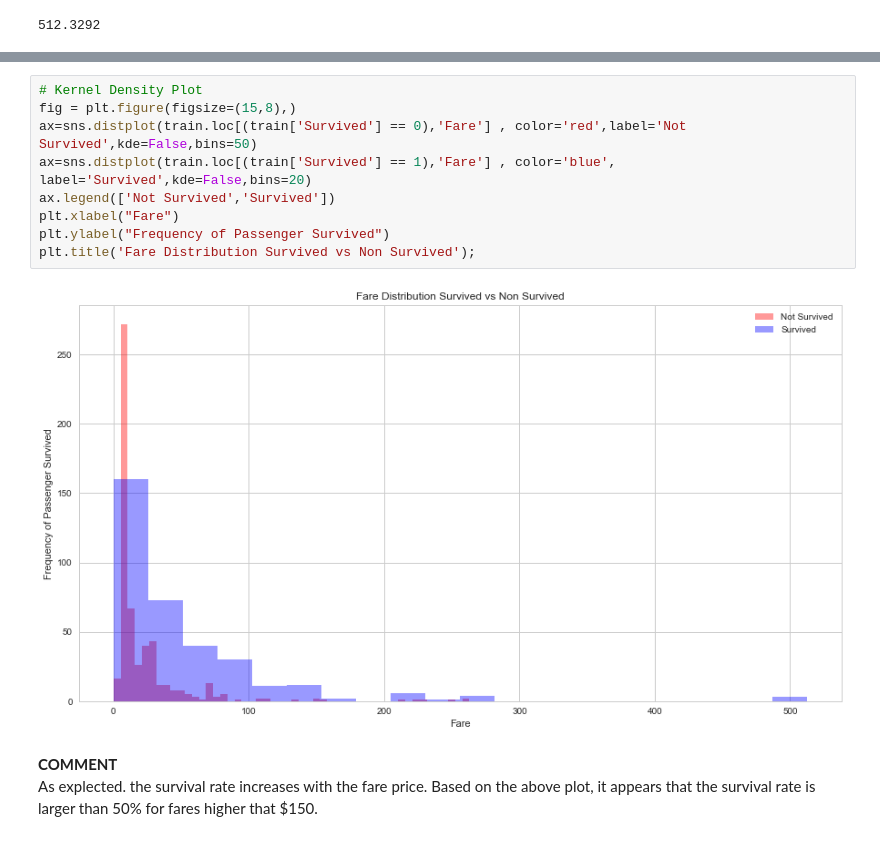
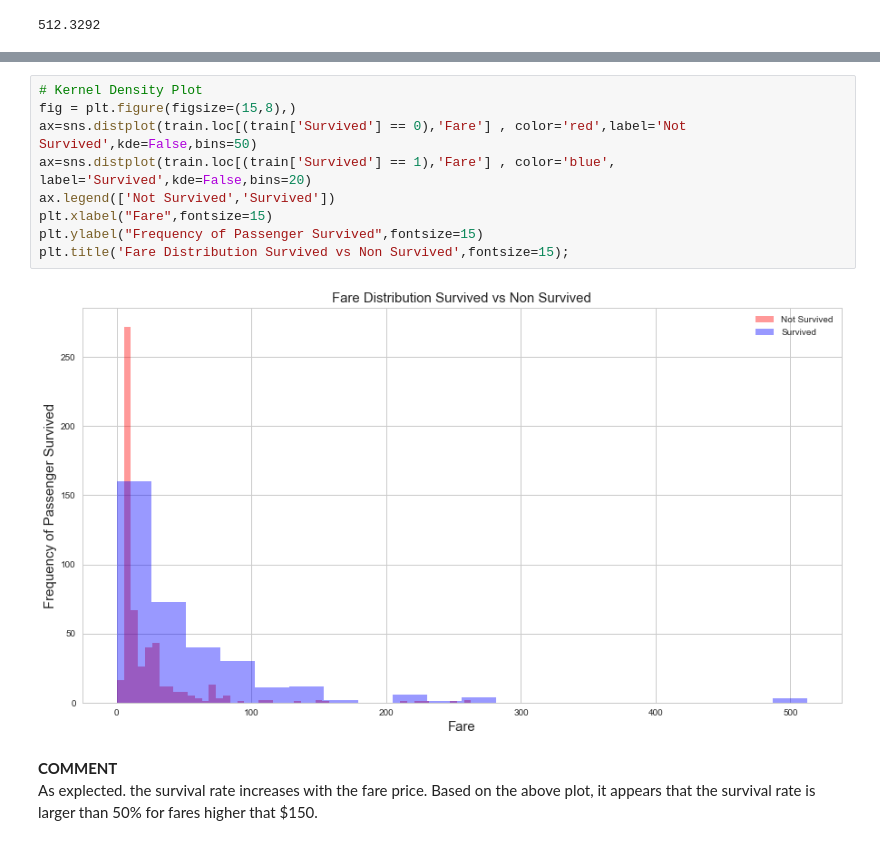
Before and after one commit to tdody/Kaggle, a Jupyter notebook: Titanic/Titanic.ipynb, the cells around one changed output, grey strips where cells are left out. Drawn from its saved outputs; the diff is of its cells as text.

```diff
--- a/Titanic/Titanic.ipynb
+++ b/Titanic/Titanic.ipynb
@@ -445,14 +482,14 @@ ax.set_xticks(range(0,600,25));
 # %%
 # Kernel Density Plot
 fig = plt.figure(figsize=(15,8),)
 ax=sns.distplot(train.loc[(train['Survived'] == 0),'Fare'] , color='red',label='Not Survived',kde=False,bins=50)
 ax=sns.distplot(train.loc[(train['Survived'] == 1),'Fare'] , color='blue', label='Survived',kde=False,bins=20)
 ax.legend(['Not Survived','Survived'])
-plt.xlabel("Fare")
-plt.ylabel("Frequency of Passenger Survived")
-plt.title('Fare Distribution Survived vs Non Survived');
+plt.xlabel("Fare",fontsize=15)
+plt.ylabel("Frequency of Passenger Survived",fontsize=15)
+plt.title('Fare Distribution Survived vs Non Survived',fontsize=15);
 # %% [output]
-[figure, old version]
+[figure, new version]
 # %% [markdown]
 **COMMENT**
 As explected. the survival rate increases with the fare price. Based on the above plot, it appears that the survival rate is larger than 50% for fares higher that $150.
```
Also changed, not shown: parts of 49 cells of this notebook.
